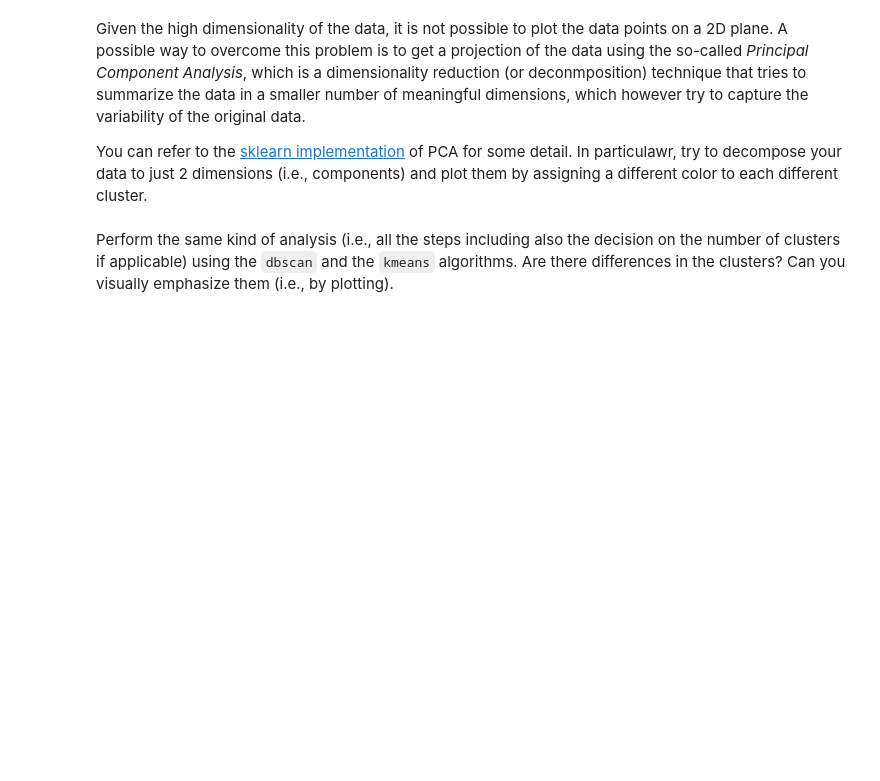
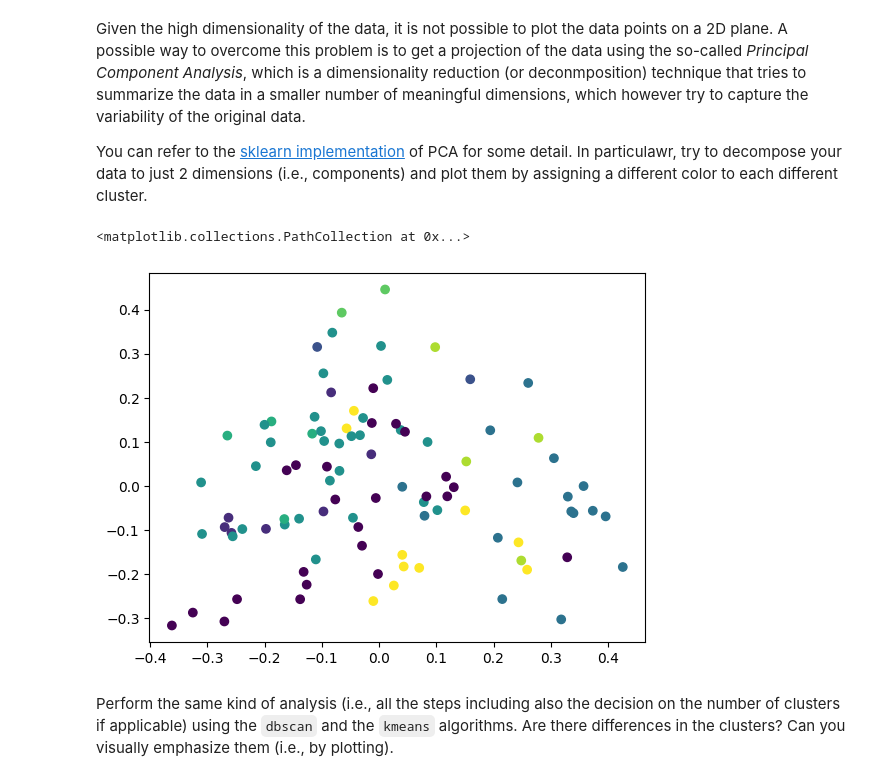
Before and after one commit to persello/daml-notebooks, a Jupyter notebook: 11/02-movie-clustering.ipynb, the cells around one changed output. Saved outputs shown, nothing was run; the diff lists cells and outputs as text; code cells hidden in the pictures; blank space fills up the shorter version.

```diff
--- a/11/02-movie-clustering.ipynb
+++ b/11/02-movie-clustering.ipynb
@@ -55,2 +100,7 @@ Try to apply the **elbow** method to select the best value of the number of clus
 # %% [markdown]
 “Open the clusters” and look at those movies that are finishing in the same cluster, can you spot some similarities? Briefly report your considerations.
+# %%
+clustering = sklearn.cluster.AgglomerativeClustering(9, metric='cosine', linkage='complete')
+fit_prediction = clustering.fit_predict(X)
+
+list(zip(clustering.labels_, df['Title'], df['Genre']))
@@ -58,5 +126,13 @@ Try to apply the **elbow** method to select the best value of the number of clus
 Given the high dimensionality of the data, it is not possible to plot the data points on a 2D plane. A possible way to overcome this problem is to get a projection of the data using the so-called *Principal Component Analysis*, which is a dimensionality reduction (or deconmposition) technique that tries to summarize the data in a smaller number of meaningful dimensions, which however try to capture the variability of the original data.
 
 You can refer to the [sklearn implementation](https://scikit-learn.org/stable/modules/generated/sklearn.decomposition.PCA.html) of PCA for some detail. In particulawr, try to decompose your data to just 2 dimensions (i.e., components) and plot them by assigning a different color to each different cluster.
+# %%
+pca = sklearn.decomposition.PCA(n_components=2)
+twod = pca.fit_transform(X)
+
+plt.scatter(twod[:, 0], twod[:, 1], c=clustering.labels_, cmap='viridis')
+# %% [output]
+<matplotlib.collections.PathCollection at 0x...>
+[figure, added]
 # %% [markdown]
 Perform the same kind of analysis (i.e., all the steps including also the decision on the number of clusters if applicable) using the `dbscan` and the `kmeans` algorithms. Are there differences in the clusters? Can you visually emphasize them (i.e., by plotting).
```
Also changed, not shown: parts of 6 cells of this notebook, 2 other files.
